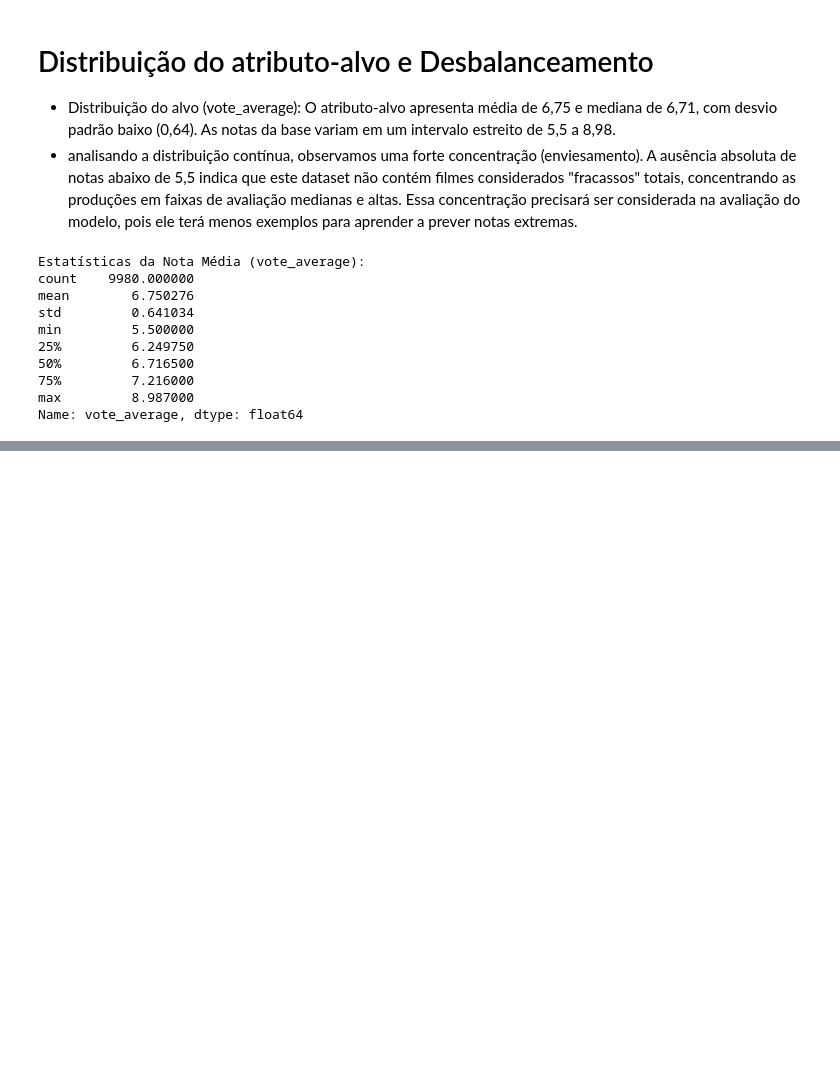
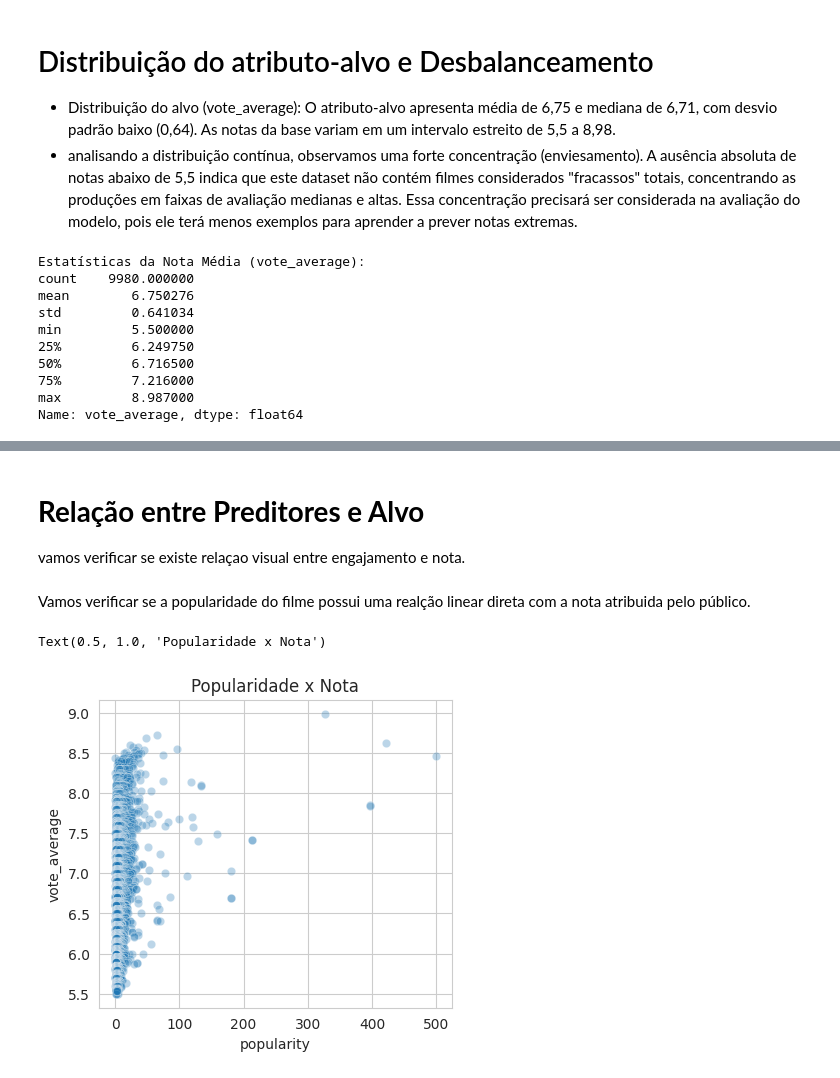
Before and after one commit to henric00/PROJETO_IA, a Jupyter notebook: Projeto_Final.ipynb, the cells around one changed output, grey strips where cells are left out. Saved outputs shown, nothing was run; the diff lists cells and outputs as text; code cells hidden in the pictures; blank space fills up the shorter version.

```diff
--- a/Projeto_Final.ipynb
+++ b/Projeto_Final.ipynb
@@ -129,0 +175,13 @@ Name: vote_average, dtype: float64
+# %% [markdown]
+# **Relação entre Preditores e Alvo**
+vamos verificar se existe relaçao visual entre engajamento e nota.
+# %% [markdown]
+Vamos verificar se a popularidade do filme possui uma realção linear direta com a nota atribuida pelo público.
+# %%
+plt.figure(figsize=(10, 4))
+plt.subplot(1, 2, 1)
+sns.scatterplot(x='popularity', y='vote_average', data=df, alpha=0.3)
+plt.title('Popularidade x Nota')
+# %% [output]
+Text(0.5, 1.0, 'Popularidade x Nota')
+[figure, added]
```
Also changed, not shown: parts of 15 cells of this notebook.
